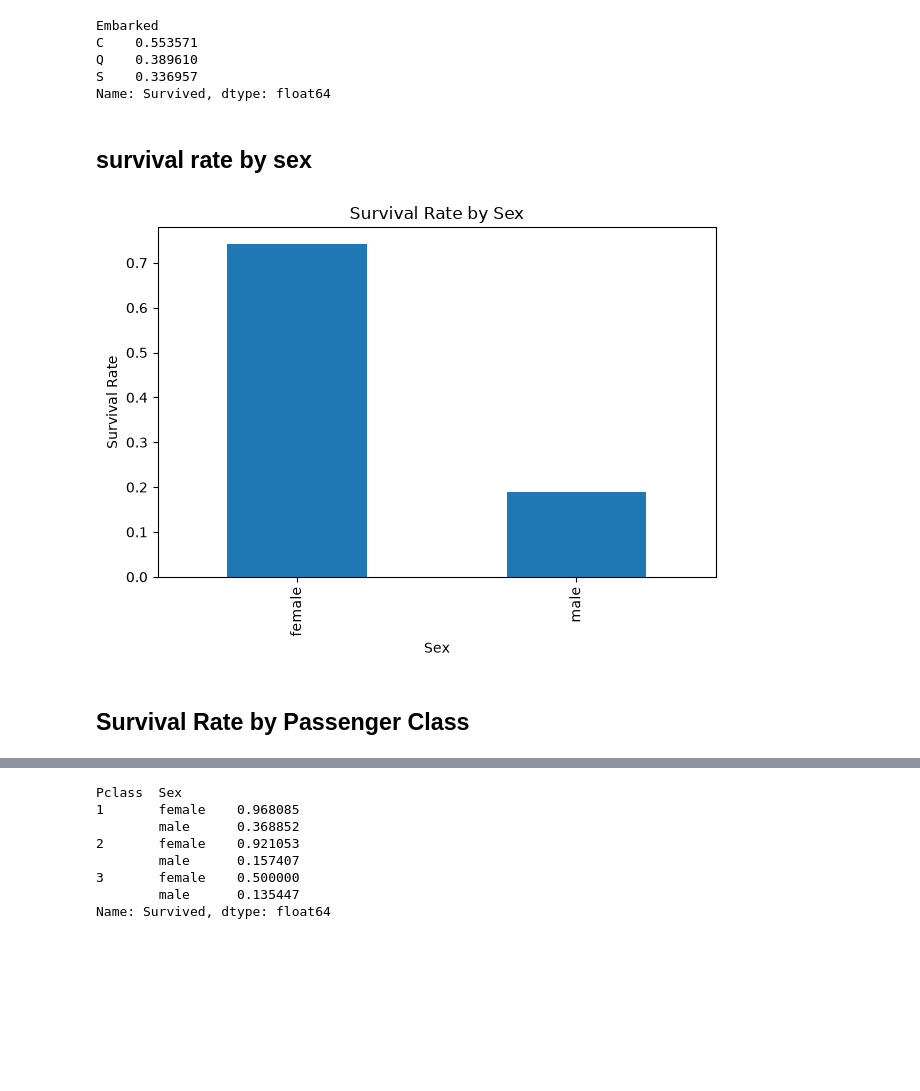
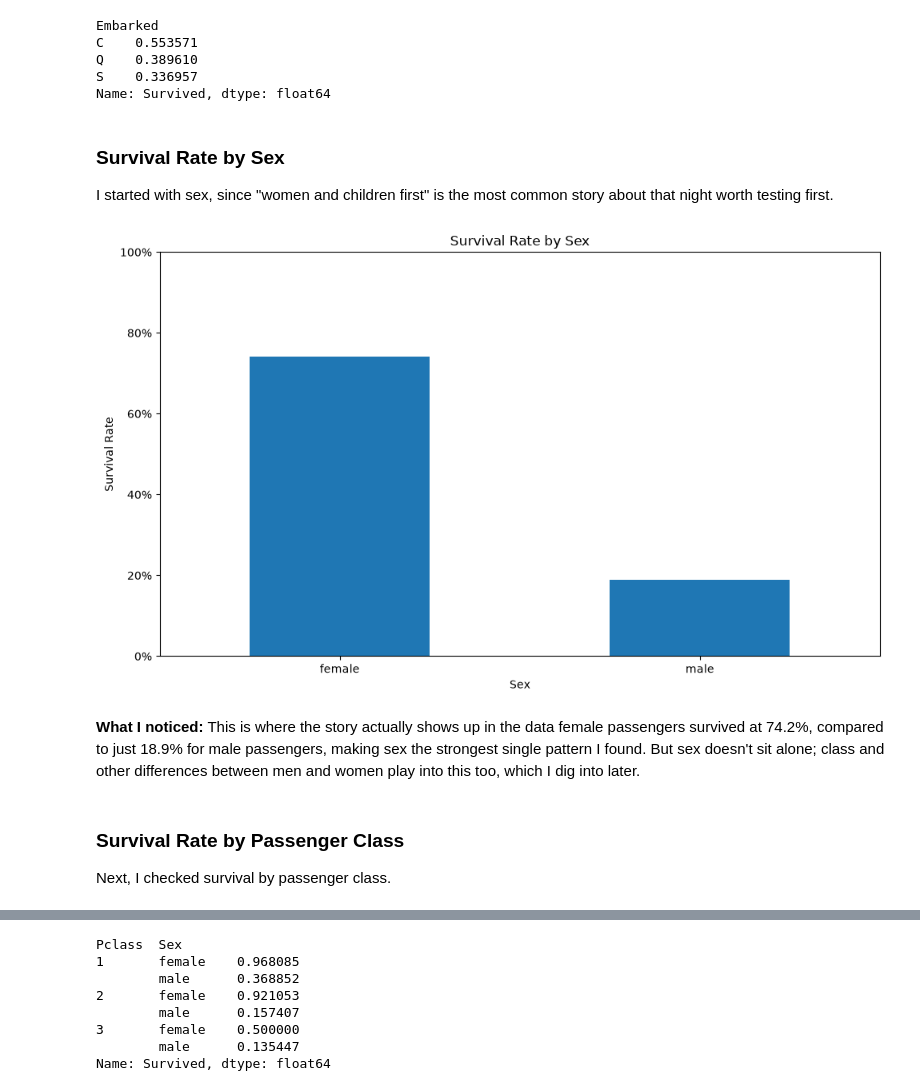
Before and after one commit to sehreen-jeelani/titanic-survival-analysis, a Jupyter notebook: notebooks/titanic_analysis.ipynb, the cells around one changed output, grey strips where cells are left out. Cells and saved outputs as stored; diff of their text form; code cells hidden in the pictures; blank space fills up the shorter version.

```diff
--- a/notebooks/titanic_analysis.ipynb
+++ b/notebooks/titanic_analysis.ipynb
@@ -351,24 +384,33 @@ Q    0.389610
 S    0.336957
 Name: Survived, dtype: float64
 # %% [markdown]
-## survival rate by sex
+### Survival Rate by Sex
+
+I started with sex, since "women and children first" is the most common story about that night worth testing first.
 # %%
 survival_by_sex = df.groupby("Sex")["Survived"].mean()
 
 survival_by_sex.plot(
     kind="bar",
+    figsize=(10, 6),
     title="Survival Rate by Sex",
     ylabel="Survival Rate",
     xlabel="Sex"
 )
-
+plt.xticks(rotation=0)
+plt.ylim(0, 1)
+plt.gca().yaxis.set_major_formatter(PercentFormatter(1.0))
 plt.tight_layout()
 plt.savefig("../visuals/survival_rate_by_sex.png", dpi=300, bbox_inches="tight")
 plt.show()
 # %% [output]
-[figure, old version]
+[figure, new version]
+# %% [markdown]
+**What I noticed:** This is where the story actually shows up in the data female passengers survived at 74.2%, compared to just 18.9% for male passengers, making sex the strongest single pattern I found. But sex doesn't sit alone; class and other differences between men and women play into this too, which I dig into later.
 # %% [markdown]
-## Survival Rate by Passenger Class
+### Survival Rate by Passenger Class
+
+Next, I checked survival by passenger class.
 # %%
 survival_by_class = df.groupby("Pclass")["Survived"].mean()
 
```
Also changed, not shown: parts of 112 cells of this notebook.
